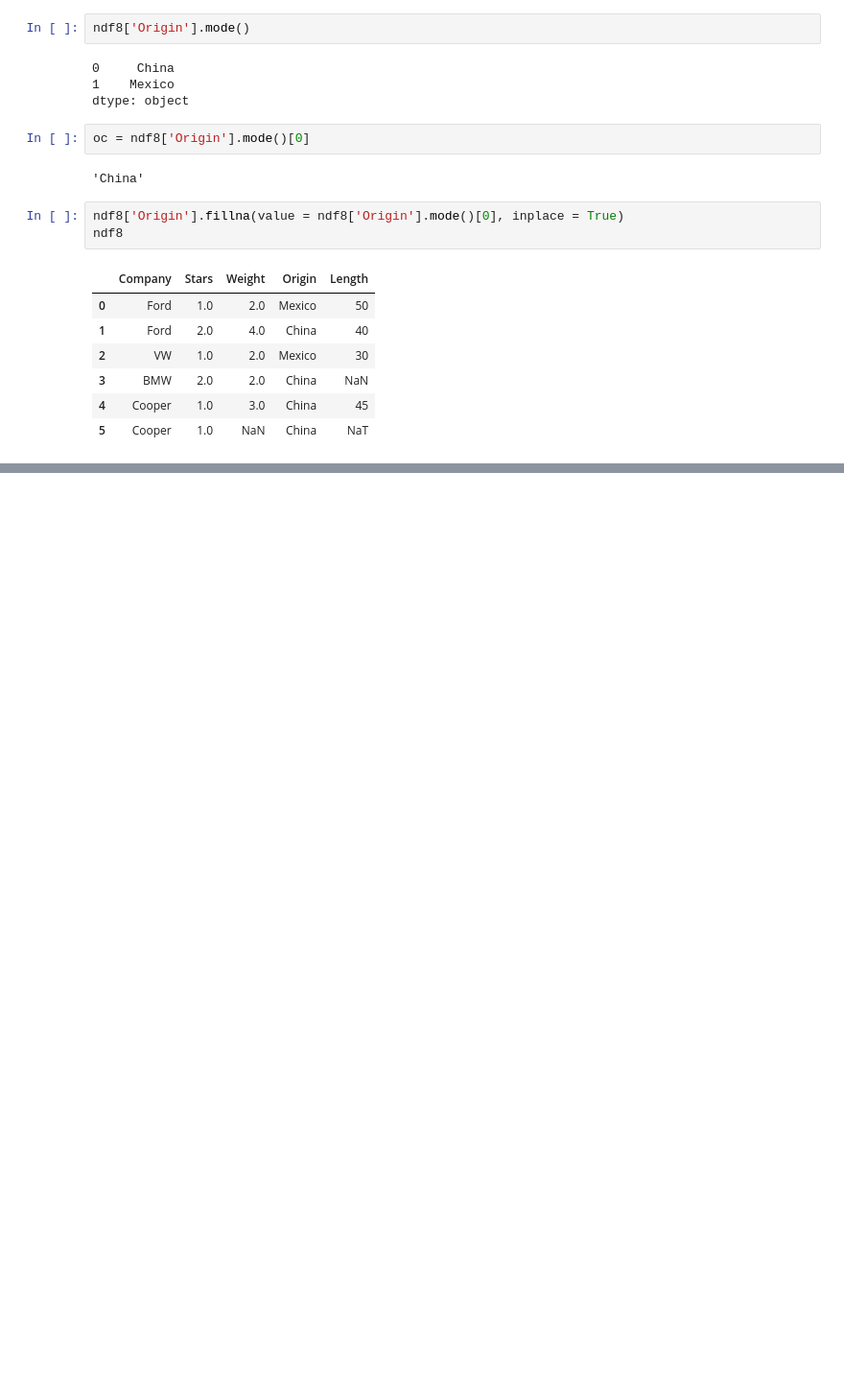
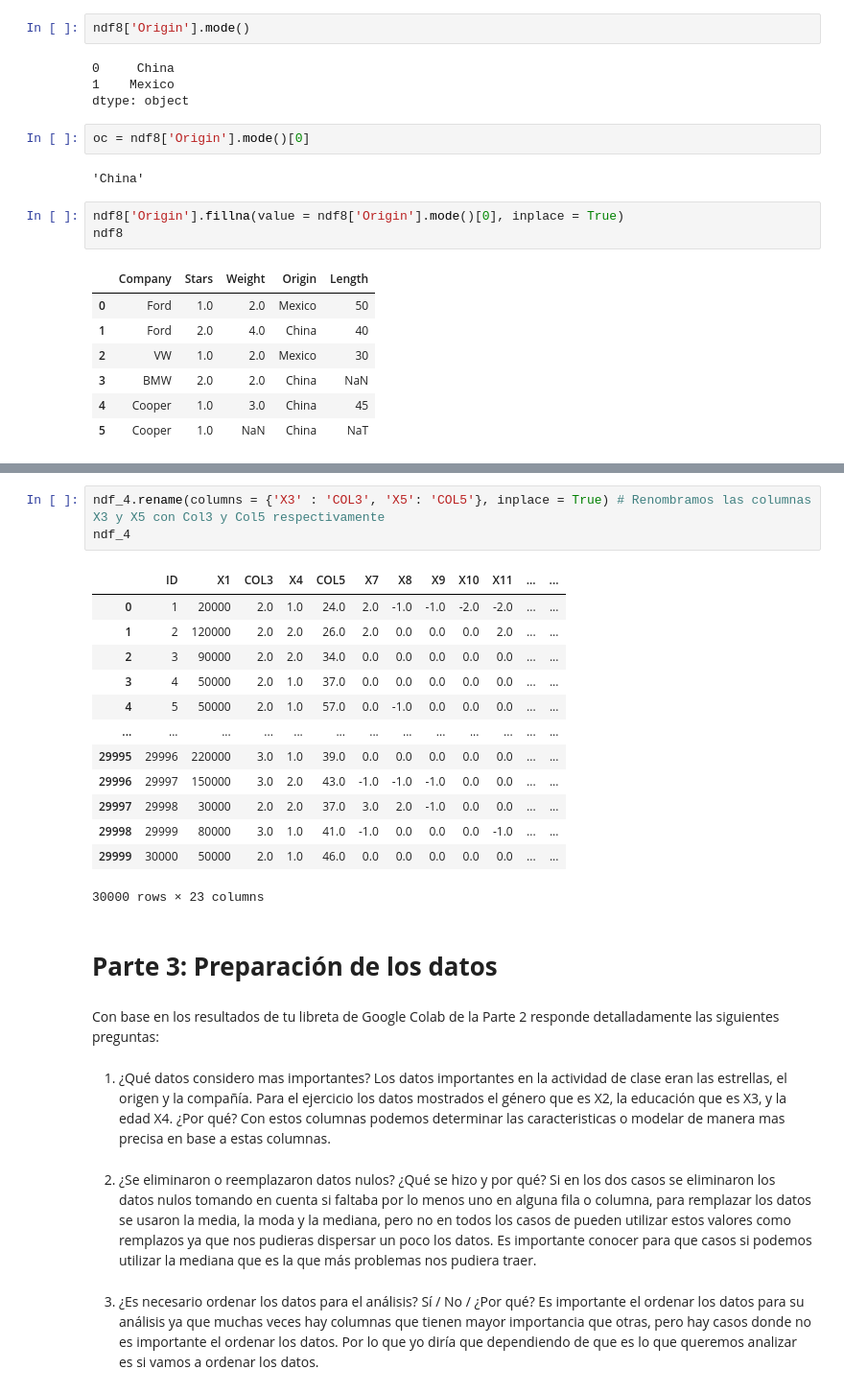
Before and after one commit to PosgradoMNA/actividades-de-aprendizaje-JuanMelendres, a Jupyter notebook: Semana_3.ipynb, the cells around one changed output, grey strips where cells are left out. Shown at 96% size. Drawn from its saved outputs; the diff is of its cells as text; blank space fills up the shorter version.

```diff
--- a/Semana_3.ipynb
+++ b/Semana_3.ipynb
@@ -204,0 +698,29 @@ ndf8
+# %%
+ndf_4.rename(columns = {'X3' : 'COL3', 'X5': 'COL5'}, inplace = True) # Renombramos las columnas X3 y X5 con Col3 y Col5 respectivamente
+ndf_4
+# %% [output]
+|  | ID | X1 | COL3 | X4 | COL5 | X7 | X8 | X9 | X10 | X11 | ... | ... |
+| 0 | 1 | 20000 | 2.0 | 1.0 | 24.0 | 2.0 | -1.0 | -1.0 | -2.0 | -2.0 | ... | ... |
+| 1 | 2 | 120000 | 2.0 | 2.0 | 26.0 | 2.0 | 0.0 | 0.0 | 0.0 | 2.0 | ... | ... |
+| 2 | 3 | 90000 | 2.0 | 2.0 | 34.0 | 0.0 | 0.0 | 0.0 | 0.0 | 0.0 | ... | ... |
+| 3 | 4 | 50000 | 2.0 | 1.0 | 37.0 | 0.0 | 0.0 | 0.0 | 0.0 | 0.0 | ... | ... |
+| 4 | 5 | 50000 | 2.0 | 1.0 | 57.0 | 0.0 | -1.0 | 0.0 | 0.0 | 0.0 | ... | ... |
+| ... | ... | ... | ... | ... | ... | ... | ... | ... | ... | ... | ... | ... |
+| 29995 | 29996 | 220000 | 3.0 | 1.0 | 39.0 | 0.0 | 0.0 | 0.0 | 0.0 | 0.0 | ... | ... |
+| 29996 | 29997 | 150000 | 3.0 | 2.0 | 43.0 | -1.0 | -1.0 | -1.0 | 0.0 | 0.0 | ... | ... |
+| 29997 | 29998 | 30000 | 2.0 | 2.0 | 37.0 | 3.0 | 2.0 | -1.0 | 0.0 | 0.0 | ... | ... |
+| 29998 | 29999 | 80000 | 3.0 | 1.0 | 41.0 | -1.0 | 0.0 | 0.0 | 0.0 | -1.0 | ... | ... |
+| 29999 | 30000 | 50000 | 2.0 | 1.0 | 46.0 | 0.0 | 0.0 | 0.0 | 0.0 | 0.0 | ... | ... |
+30000 rows × 23 columns
+# %% [markdown]
+# **Parte 3: Preparación de los datos**
+# %% [markdown]
+Con base en los resultados de tu libreta de Google Colab de la Parte 2 responde detalladamente las siguientes preguntas:
+# %% [markdown]
+1. ¿Qué datos considero mas importantes? Los datos importantes en la actividad de clase eran las estrellas, el origen y la compañía. Para el ejercicio los datos mostrados el género que es X2, la educación que es X3, y la edad X4.
+¿Por qué?
+Con estos columnas podemos determinar las caracteristicas o modelar de manera mas precisa en base a estas columnas.
+# %% [markdown]
+2. ¿Se eliminaron o reemplazaron datos nulos? ¿Qué se hizo y por qué? Si en los dos casos se eliminaron los datos nulos tomando en cuenta si faltaba por lo menos uno en alguna fila o columna, para remplazar los datos se usaron la media, la moda y la mediana, pero no en todos los casos de pueden utilizar estos valores como remplazos ya que nos pudieras dispersar un poco los datos. Es importante conocer para que casos si podemos utilizar la mediana que es la que más problemas nos pudiera traer.
+# %% [markdown]
+3. ¿Es necesario ordenar los datos para el análisis? Sí / No / ¿Por qué? Es importante el ordenar los datos para su análisis ya que muchas veces hay columnas que tienen mayor importancia que otras, pero hay casos donde no es importante el ordenar los datos. Por lo que yo diría que dependiendo de que es lo que queremos analizar es si vamos a ordenar los datos.
```
Also changed, not shown: parts of 59 cells of this notebook.
